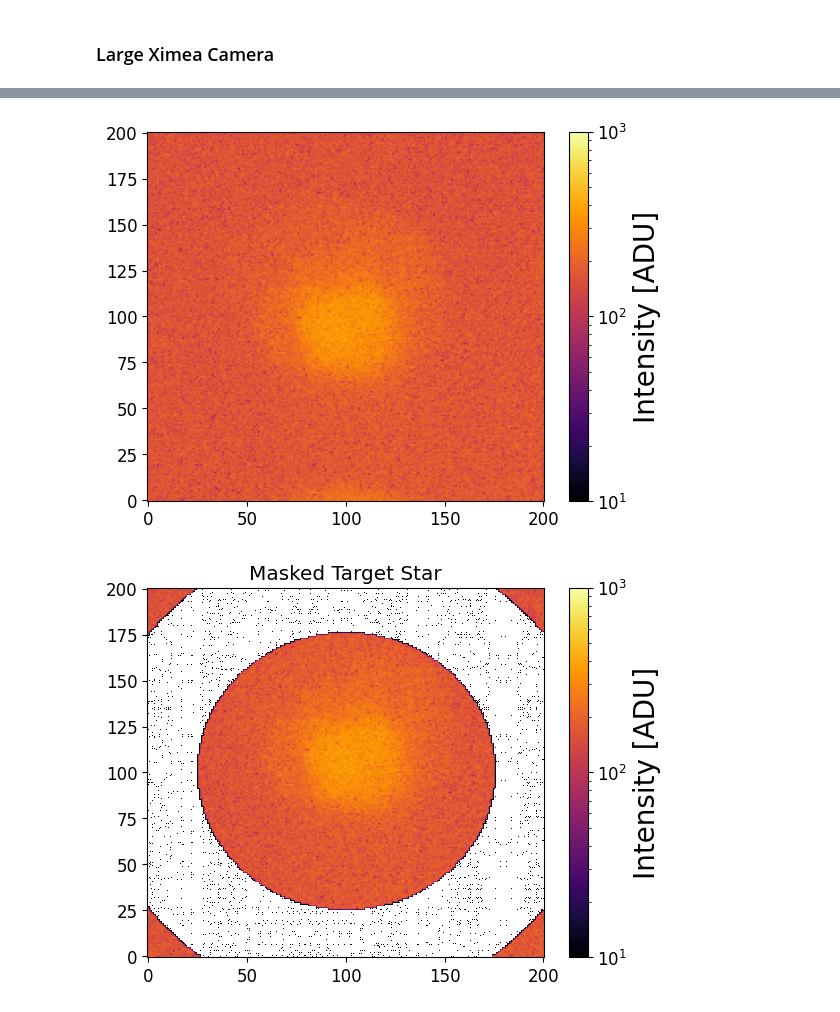
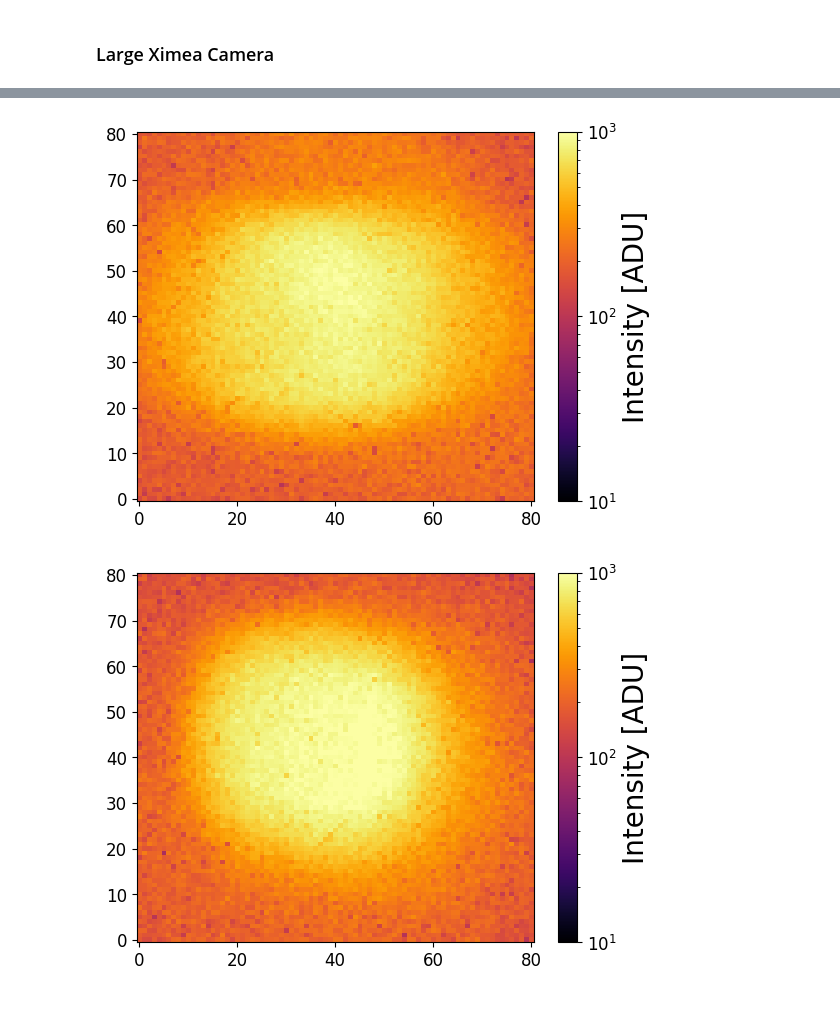
Before and after one commit to lukezhang01/Olfactory-Device, a Jupyter notebook: code/auto_detection_with_SNR.ipynb, the cells around one changed output, grey strips where cells are left out. Drawn from its saved outputs; the diff is of its cells as text; code cells hidden in the pictures.

```diff
--- a/code/auto_detection_with_SNR.ipynb
+++ b/code/auto_detection_with_SNR.ipynb
@@ -430,16 +482,19 @@ Signal to noise ratio = 186.65523569459575
 # %% [markdown]
 ### Large Ximea Camera
 # %%
-image_path = '../images/experiment 12/large ximea camera/signal_200ms_0dB_1.fits'
+image_path = '../images/experiment 12/large ximea camera/signal_200ms_0dB_2.fits'
 
-threshold = 120
 vmin = 10
 vmax = 1000
 boxsize = 40
+read_noise = 10
+data = open_fits_file(image_path)
 
-data = open_fits_file(image_path)
-coords = cell_finder(data, threshold = threshold, fwhm = 0.08, x_min = 0, x_max = 2000, y_min = 0, y_max = 2000, min_size=10, max_intensity=900)
-print(coords)
+# auto detection
+# coords = cell_finder(data, threshold = 120, fwhm = 0.1, x_min = 0, x_max = 2000, y_min = 0, y_max = 2000, min_size=10, max_intensity=900)
+# print(coords)
+
+# manual detection
 coords = [[487, 1558], [518, 786], [812, 948], [807, 796], [833, 643], [1102, 1436]]
 show_cells(data, coords, vmin = vmin, vmax = vmax)
 # %% [output]
@@ -451,46 +504,34 @@ fluxes = []
 uncertainties = []
 s2n_ratios = []
 
-boxsize = 100
+boxsize = 40
 count = 1
 for i in coords:
     x_coord, y_coord = i
-
     sub_im = sub_image(x_coord, y_coord, data, boxsize)
-    show_data(sub_im, vmin = vmin, vmax = vmax)
+    show_data(sub_im, vmin=vmin, vmax=vmax)
     stacks, center_coords = find_exact_center(sub_im)
 
-    cent_x_coord, cent_y_coord = center_coords - boxsize + i
-    cent_sub_img = sub_image(cent_x_coord, cent_y_coord, data, boxsize)
-    std_rad = std_radius(stacks, center_coords, boxsize)
-
-    view_aperture_annulus(cent_sub_img, std_rad, vmin = vmin, vmax = vmax)
-
-    flux = flux_calc(cent_sub_img, std_rad)
-    flux_unc = flux_uncertainty(cent_sub_img, std_rad, flux)
-
-    # if flux <= 0 or np.isnan(flux):
-    #     print(f'Flux = {flux}, count = {count}')
-    #     show_data(cent_sub_img, vmin = vmin, vmax = vmax)
-    #     view_aperture_annulus(cent_sub_img, std_rad, vmin = vmin, vmax = vmax)
-
-    # if flux_unc <= 0 or np.isnan(flux_unc):
-    #     print(f'Flux uncertainty = {flux_unc}, count = {count}')
-    #     show_data(cent_sub_img, vmin = vmin, vmax = vmax)
-    #     view_aperture_annulus(cent_sub_img, std_rad, vmin = vmin, vmax = vmax)
+    # Calculate the flux for this sub-image
+    flux = flux_calc(sub_im, std_rad)  # Make sure std_rad is calculated appropriately
+    # The rest of your parameters
+    S_sky = 10  # Assuming you are ignoring sky count in a dark room, set this to 0 if not needed
+    p = sub_im.size  # Number of pixels in the aperture
+    R = 100  # Read noise (you need to provide this or calculate it)
+    t = 0.2  # Exposure time in seconds
+    # Calculate N_star (count rate in e-/s) by dividing flux by exposure time
+    N_star = flux / t  # Count rate from the object
 
 
-    s2n = signal_to_noise(flux, flux_unc)
-    fluxes.append(flux)
-    uncertainties.append(flux_unc)
+
+    # Calculate the signal-to-noise ratio
+    s2n = signal_to_noise(N_star, t, p, R, S_sky)
     s2n_ratios.append(s2n)
+
     print(f'Cell {count}:')
     print(f'Flux = {flux}, Flux uncertainty = {flux_unc}')
     print(f'Signal to noise ratio = {s2n}')
     print('---------')
     count += 1
-
-# printed for visualisation purposes
-print(s2n_ratios)
 # %% [output]
 Cell 1:
@@ -517,2 +558,2 @@ Signal to noise ratio = 2305.8592883417095
-[figure, old version]
+[figure, new version]
-[figure, old version]
+[figure, new version]
```
Also changed, not shown: parts of 10 cells of this notebook.
